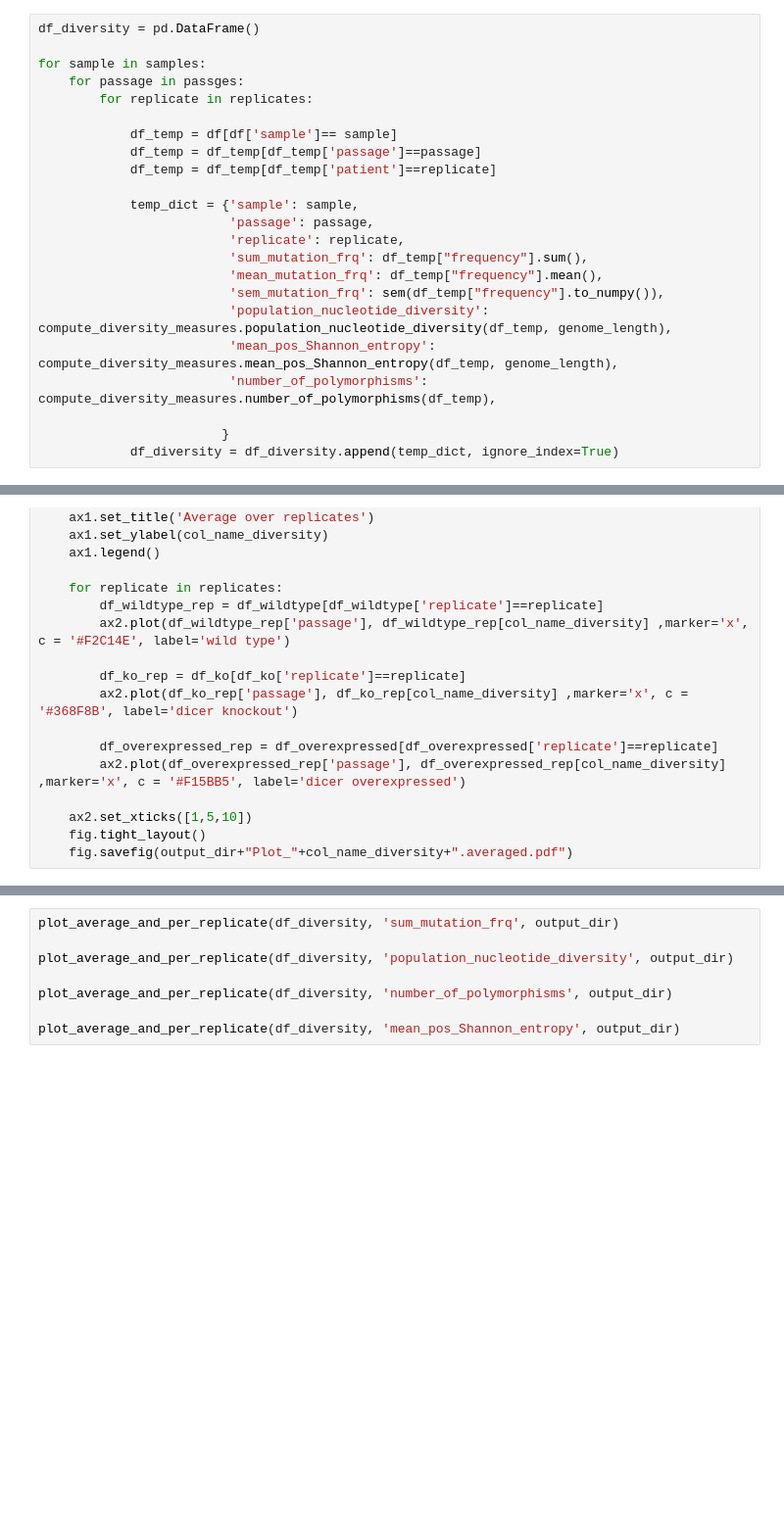
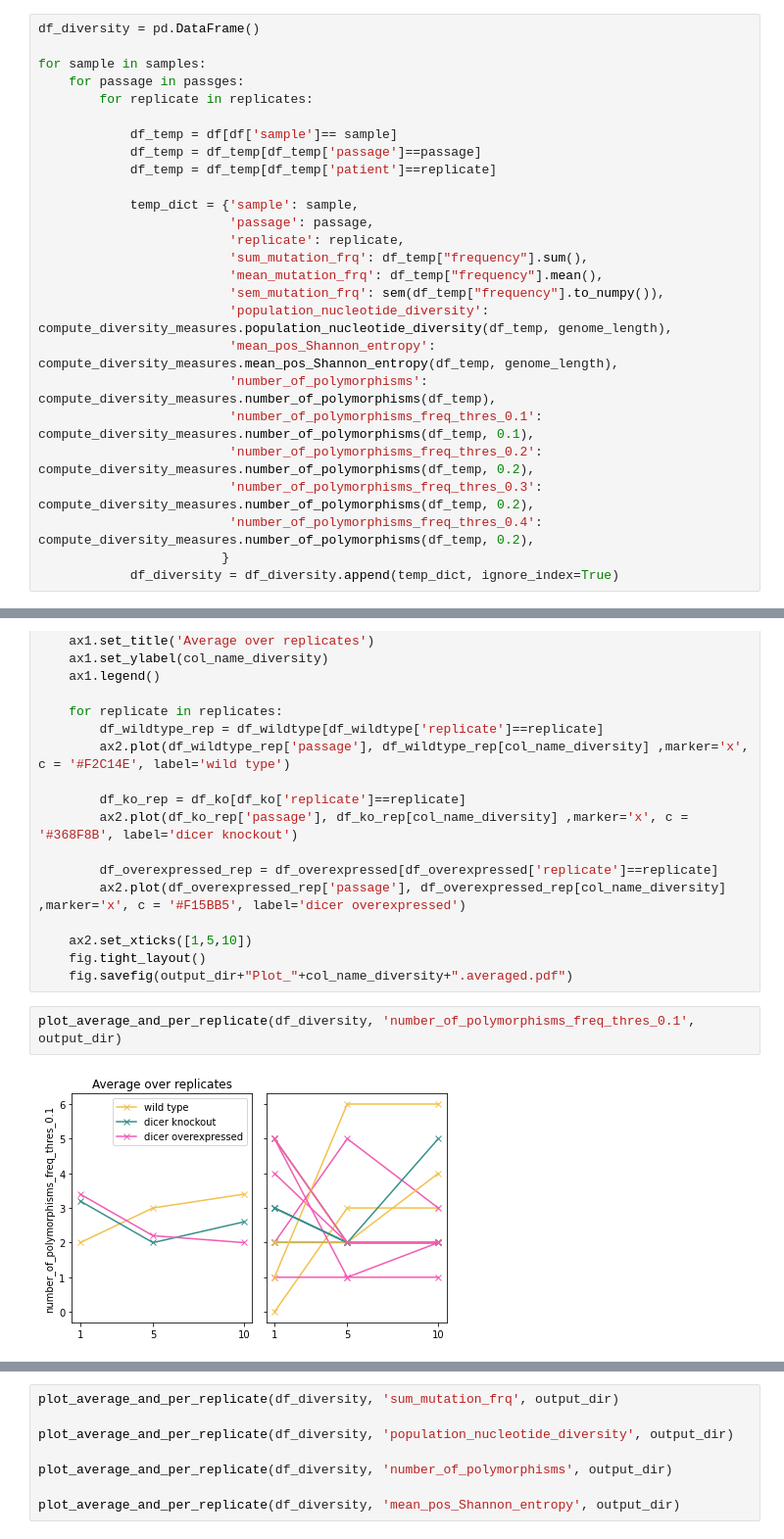
Before and after one commit to LaraFuhrmann/DCV-Evolution-Data-Processing, a Jupyter notebook: workflow/notebooks/compute_diversity.ipynb, the cells around one changed output, grey strips where cells are left out. Shown: that part at 98% size. Drawn from its saved outputs; the diff is of its cells as text; blank space fills up the shorter version.

Commit message:
[added] number of polymorphisms with different minimum_mutation frequency

```diff
--- a/workflow/notebooks/compute_diversity.ipynb
+++ b/workflow/notebooks/compute_diversity.ipynb
@@ -59,7 +59,10 @@ for sample in samples:
                          'population_nucleotide_diversity': compute_diversity_measures.population_nucleotide_diversity(df_temp, genome_length),
                          'mean_pos_Shannon_entropy': compute_diversity_measures.mean_pos_Shannon_entropy(df_temp, genome_length),
                          'number_of_polymorphisms': compute_diversity_measures.number_of_polymorphisms(df_temp),
-
+                         'number_of_polymorphisms_freq_thres_0.1': compute_diversity_measures.number_of_polymorphisms(df_temp, 0.1),
+                         'number_of_polymorphisms_freq_thres_0.2': compute_diversity_measures.number_of_polymorphisms(df_temp, 0.2),
+                         'number_of_polymorphisms_freq_thres_0.3': compute_diversity_measures.number_of_polymorphisms(df_temp, 0.2),
+                         'number_of_polymorphisms_freq_thres_0.4': compute_diversity_measures.number_of_polymorphisms(df_temp, 0.2),
                         }
             df_diversity = df_diversity.append(temp_dict, ignore_index=True)
 # %%
@@ -102,3 +105,7 @@ def plot_average_and_per_replicate(df_diversity, col_name_diversity, output_dir)
     ax2.set_xticks([1,5,10])
     fig.tight_layout()
     fig.savefig(output_dir+"Plot_"+col_name_diversity+".averaged.pdf")
+# %%
+plot_average_and_per_replicate(df_diversity, 'number_of_polymorphisms_freq_thres_0.1', output_dir)
+# %% [output]
+[figure, added]
```
Also changed, not shown: parts of 3 cells of this notebook.
